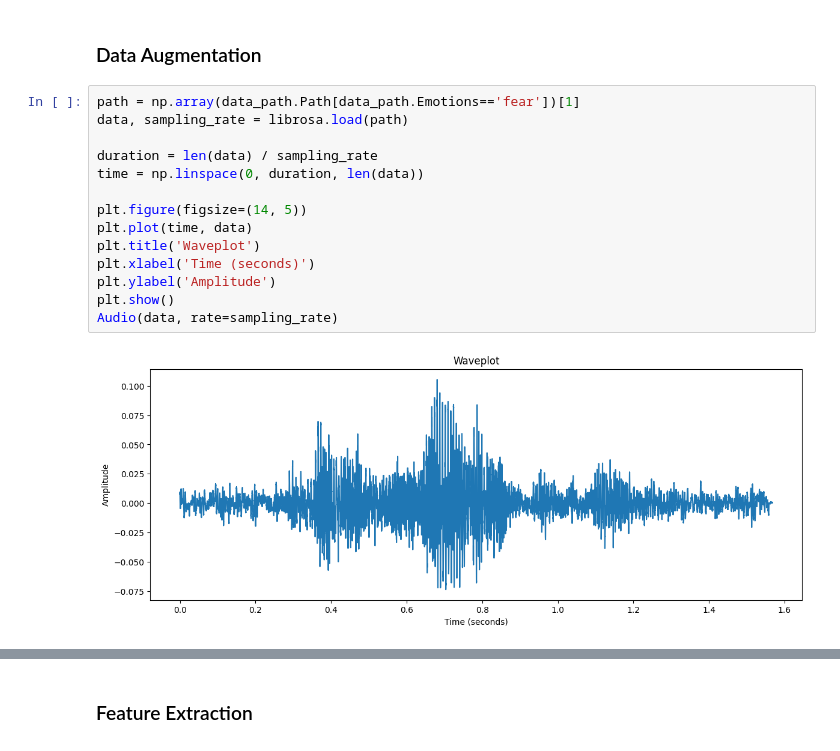
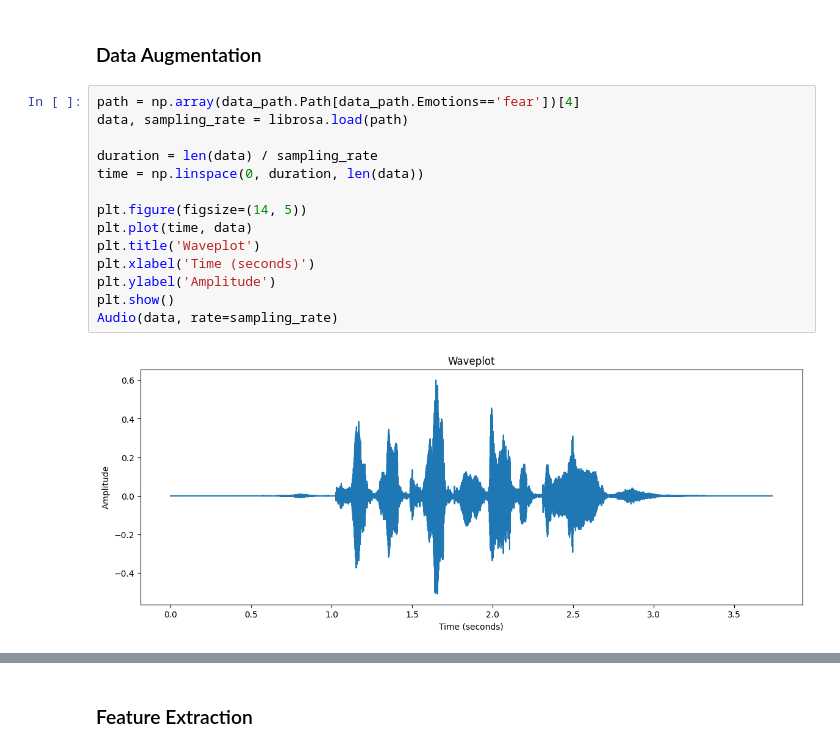
Before and after one commit to RobertoStaino/SER, a Jupyter notebook: exploration_crema.ipynb, the cells around one changed output, grey strips where cells are left out. Cells and saved outputs as stored; diff of their text form.

```diff
--- a/exploration_crema.ipynb
+++ b/exploration_crema.ipynb
@@ -68,21 +64,21 @@ data_path.shape
 # %% [markdown]
 ### Data Augmentation
 # %%
-path = np.array(data_path.Path[data_path.Emotions=='fear'])[1]
+path = np.array(data_path.Path[data_path.Emotions=='fear'])[4]
 data, sampling_rate = librosa.load(path)
 
 duration = len(data) / sampling_rate
 time = np.linspace(0, duration, len(data))
 
 plt.figure(figsize=(14, 5))
 plt.plot(time, data)
 plt.title('Waveplot')
 plt.xlabel('Time (seconds)')
 plt.ylabel('Amplitude')
 plt.show()
 Audio(data, rate=sampling_rate)
 # %% [output]
-[figure, old version]
+[figure, new version]
 [interactive output not drawn]
 # %%
 random_audio = random_augmentation(data, sampling_rate)
```
Also changed, not shown: parts of 16 cells of this notebook, 4 other files.
